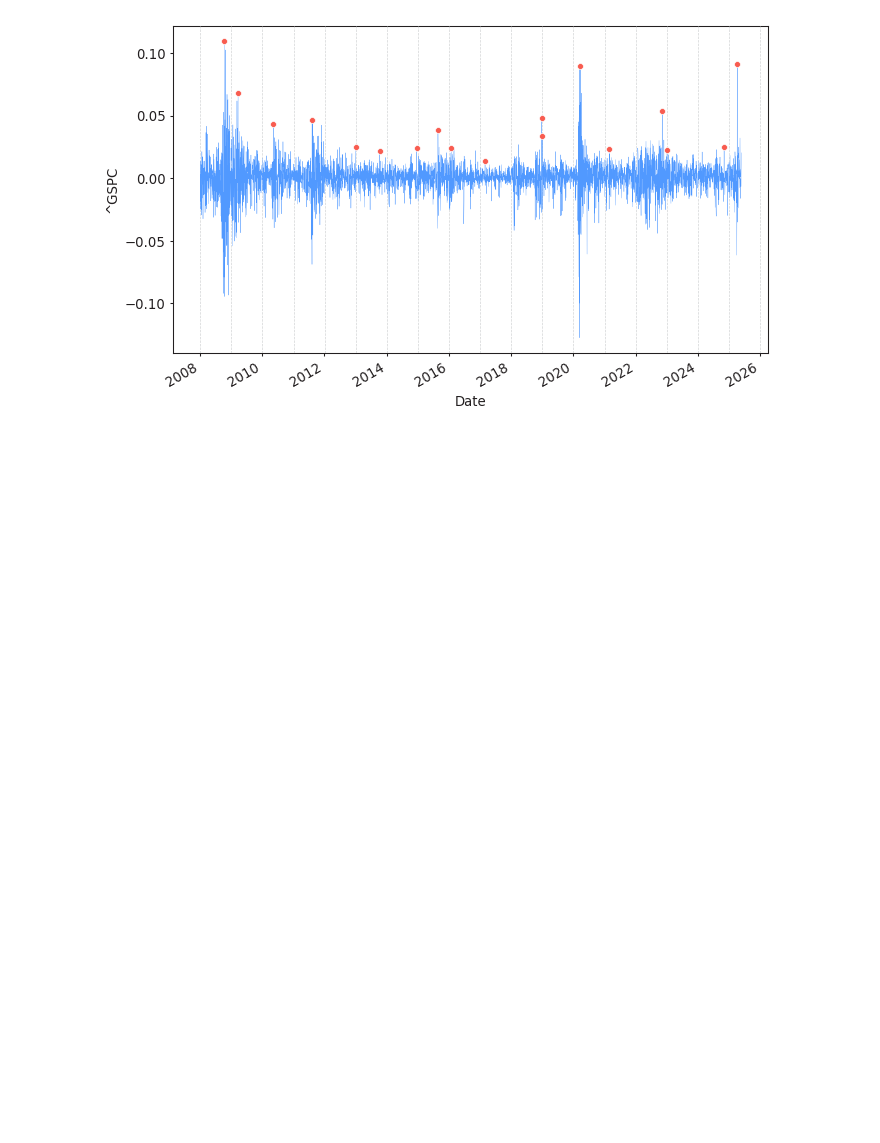
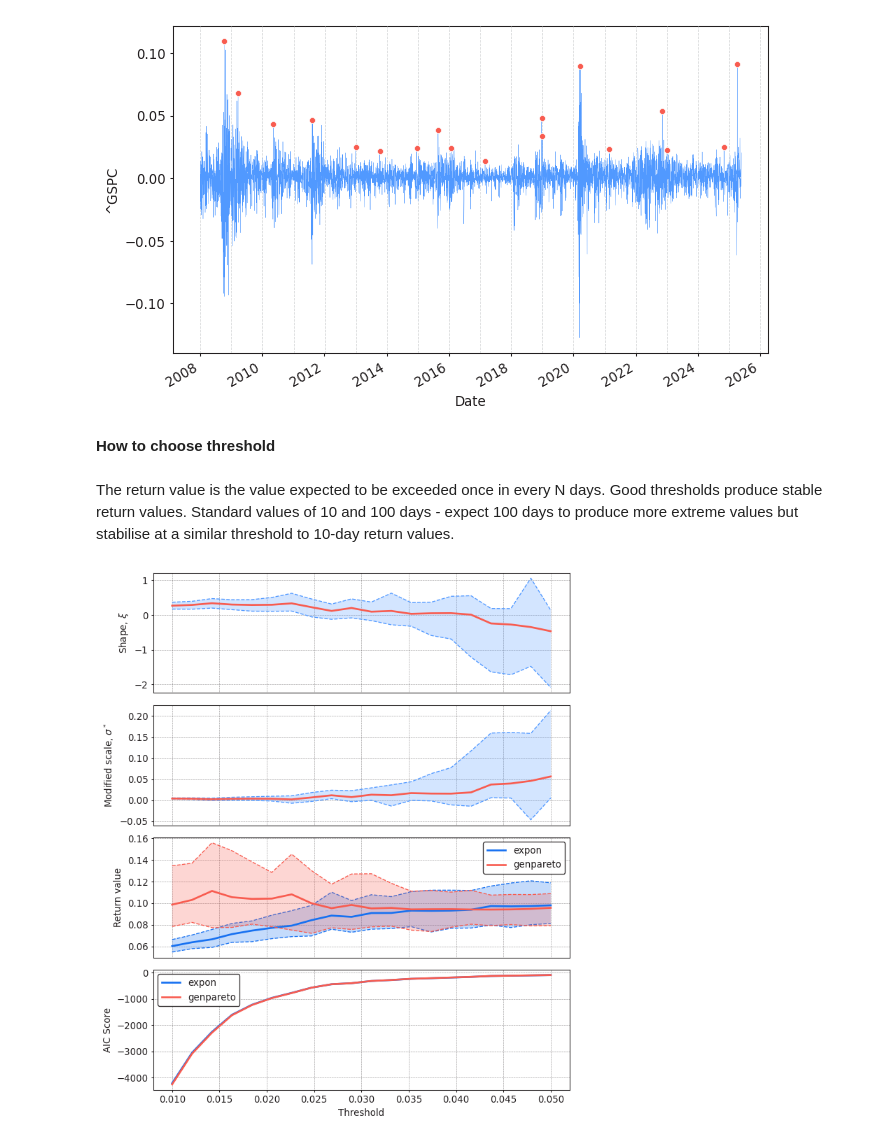
Before and after one commit to Scott-Yap/M2R_EVT, a Jupyter notebook: GARCH.ipynb, the cells around one changed output. Drawn from its saved outputs; the diff is of its cells as text; code cells hidden in the pictures; blank space fills up the shorter version.

Commit message:
threshold plots

```diff
--- a/GARCH.ipynb
+++ b/GARCH.ipynb
@@ -24,10 +24,12 @@ import numpy as np
 import pyextremes as pyx
 import matplotlib.pyplot as plt
 
-data = yf.download("^GSPC", start="2008-01-01")['Close'] #S&P 500
+ticker="^GSPC"
+
+data = yf.download(ticker, start="2008-01-01")['Close'] #S&P 500
 log_returns = np.log(data / data.shift(1)).dropna()
 
-log_returns['^GSPC'].plot(title='GSPC Stock Price', figsize=(14, 7))
+log_returns[ticker].plot(title='GSPC Stock Price', figsize=(14, 7))
 plt.xlabel('Date')
 plt.ylabel('Price (USD)')
 plt.grid()
@@ -52,2 +69,12 @@ plt.show()
 # %% [output]
 [figure]
+# %% [markdown]
+**How to choose threshold**
+# %% [markdown]
+The return value is the value expected to be exceeded once in every N days. Good thresholds produce stable return values. Standard values of 10 and 100 days - expect 100 days to produce more extreme values but stabilise at a similar threshold to 10-day return values.
+# %%
+pyx.plot_threshold_stability(log_returns[ticker], return_period=10, alpha=0.95, thresholds=np.linspace(0.01, 0.05, 20))
+plt.show()
+#threshold selection:0.025
+# %% [output]
+[figure, added]
```
Also changed, not shown: parts of 7 cells of this notebook.
